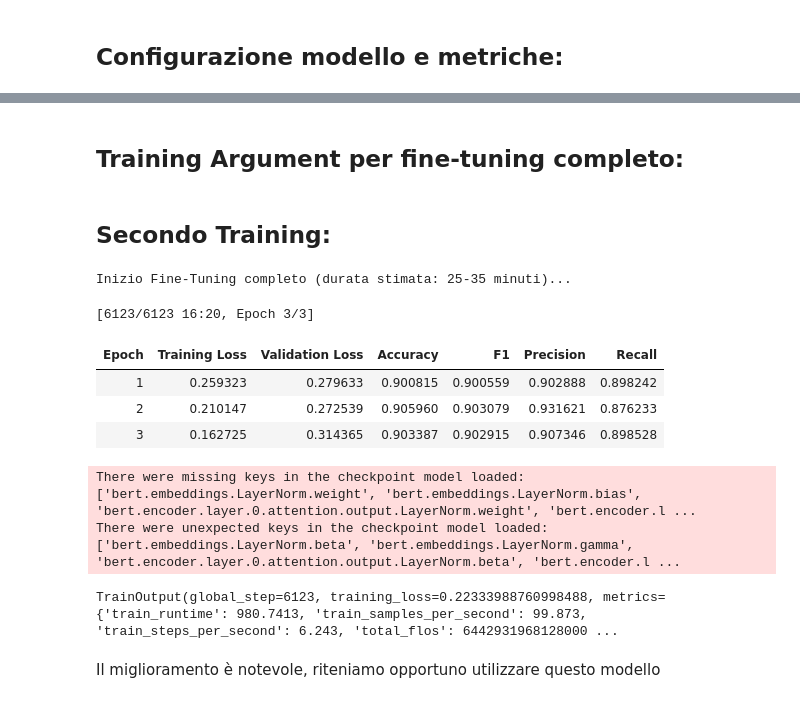
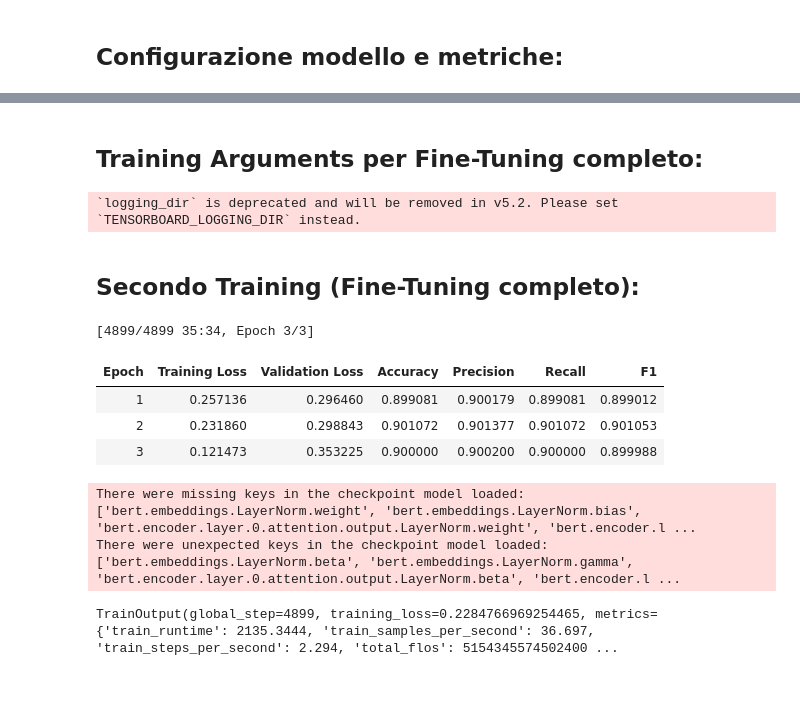
Before and after one commit to Angel136-hub/ProgettoData_Web, a Jupyter notebook: notebooks/Fine_Tuning_Modello.ipynb, the cells around one changed output, grey strips where cells are left out. Drawn from its saved outputs; the diff is of its cells as text; code cells hidden in the pictures.

```diff
--- a/notebooks/Fine_Tuning_Modello.ipynb
+++ b/notebooks/Fine_Tuning_Modello.ipynb
@@ -152,0 +249,10 @@ Modello sbloccato pronto per il Fine-Tuning completo.
+# %%
+# Nuova istanza del modello
+model_ft = AutoModelForSequenceClassification.from_pretrained(
+    "bert-base-uncased",
+    num_labels=2
+)
+
+# Tutti i parametri vengono aggiornati
+for param in model_ft.parameters():
+    param.requires_grad = True
@@ -153,43 +276,53 @@ Modello sbloccato pronto per il Fine-Tuning completo.
 # %% [markdown]
-## Training Argument per fine-tuning completo:
+## Training Arguments per Fine-Tuning completo:
 # %%
 training_args_ft = TrainingArguments(
     output_dir="./results_fine_tuning",
+
+    # Validation ad ogni epoca
     eval_strategy="epoch",
     save_strategy="epoch",
-    learning_rate=2e-5,               # LR classica per fine-tuning BERT
-    per_device_train_batch_size=16,   # Abbassiamo a 16 per evitare errori di memoria
+
+    learning_rate=2e-5,
+    per_device_train_batch_size=16,
     per_device_eval_batch_size=16,
+
     num_train_epochs=3,
     weight_decay=0.01,
+
+    # Early selection del modello migliore
     load_best_model_at_end=True,
-    fp16=True
+    metric_for_best_model="f1",
+    greater_is_better=True,
+
+    logging_dir="./logs_ft",
+    logging_steps=50
 )
+# %% [output]
+`logging_dir` is deprecated and will be removed in v5.2. Please set `TENSORBOARD_LOGGING_DIR` instead.
 # %% [markdown]
-## Secondo Training:
+## Secondo Training (Fine-Tuning completo):
 # %%
 trainer_ft = Trainer(
     model=model_ft,
     args=training_args_ft,
+
     train_dataset=tokenized_datasets["train"],
-    eval_dataset=tokenized_datasets["test"],
+    eval_dataset=tokenized_datasets["validation"],
+
     processing_class=tokenizer,
-    data_collator=DataCollatorWithPadding(tokenizer=tokenizer),
-    compute_metrics=compute_metrics,
+    data_collator=data_collator,
+    compute_metrics=compute_metrics
 )
 
-# Avvia il training pesante
-print("Inizio Fine-Tuning completo (durata stimata: 25-35 minuti)...")
+# Training completo
 trainer_ft.train()
 # %% [output]
-Inizio Fine-Tuning completo (durata stimata: 25-35 minuti)...
+[4899/4899 35:34, Epoch 3/3]
+| Epoch | Training Loss | Validation Loss | Accuracy | Precision | Recall | F1 |
+| 1 | 0.257136 | 0.296460 | 0.899081 | 0.900179 | 0.899081 | 0.899012 |
+| 2 | 0.231860 | 0.298843 | 0.901072 | 0.901377 | 0.901072 | 0.901053 |
+| 3 | 0.121473 | 0.353225 | 0.900000 | 0.900200 | 0.900000 | 0.899988 |
-[6123/6123 16:20, Epoch 3/3]
+There were missing keys in the checkpoint model loaded: ['bert.embeddings.LayerNorm.weight', 'bert.embeddings.LayerNorm.bias', 'bert.encoder.layer.0.attention.output.LayerNorm.weight', 'bert.encoder.l ...
+There were unexpected keys in the checkpoint model loaded: ['bert.embeddings.LayerNorm.beta', 'bert.embeddings.LayerNorm.gamma', 'bert.encoder.layer.0.attention.output.LayerNorm.beta', 'bert.encoder.l ...
-| Epoch | Training Loss | Validation Loss | Accuracy | F1 | Precision | Recall |
-| 1 | 0.259323 | 0.279633 | 0.900815 | 0.900559 | 0.902888 | 0.898242 |
-| 2 | 0.210147 | 0.272539 | 0.905960 | 0.903079 | 0.931621 | 0.876233 |
-| 3 | 0.162725 | 0.314365 | 0.903387 | 0.902915 | 0.907346 | 0.898528 |
-There were missing keys in the checkpoint model loaded: ['bert.embeddings.LayerNorm.weight', 'bert.embeddings.LayerNorm.bias', 'bert.encoder.layer.0.attention.output.LayerNorm.weight', 'bert.encoder.l ...
-There were unexpected keys in the checkpoint model loaded: ['bert.embeddings.LayerNorm.beta', 'bert.embeddings.LayerNorm.gamma', 'bert.encoder.layer.0.attention.output.LayerNorm.beta', 'bert.encoder.l ...
+TrainOutput(global_step=4899, training_loss=0.2284766969254465, metrics={'train_runtime': 2135.3444, 'train_samples_per_second': 36.697, 'train_steps_per_second': 2.294, 'total_flos': 5154345574502400 ...
-TrainOutput(global_step=6123, training_loss=0.22333988760998488, metrics={'train_runtime': 980.7413, 'train_samples_per_second': 99.873, 'train_steps_per_second': 6.243, 'total_flos': 6442931968128000 ...
-# %% [markdown]
-Il miglioramento è notevole, riteniamo opportuno utilizzare questo modello
```
Also changed, not shown: parts of 21 cells of this notebook, 17 other files.
